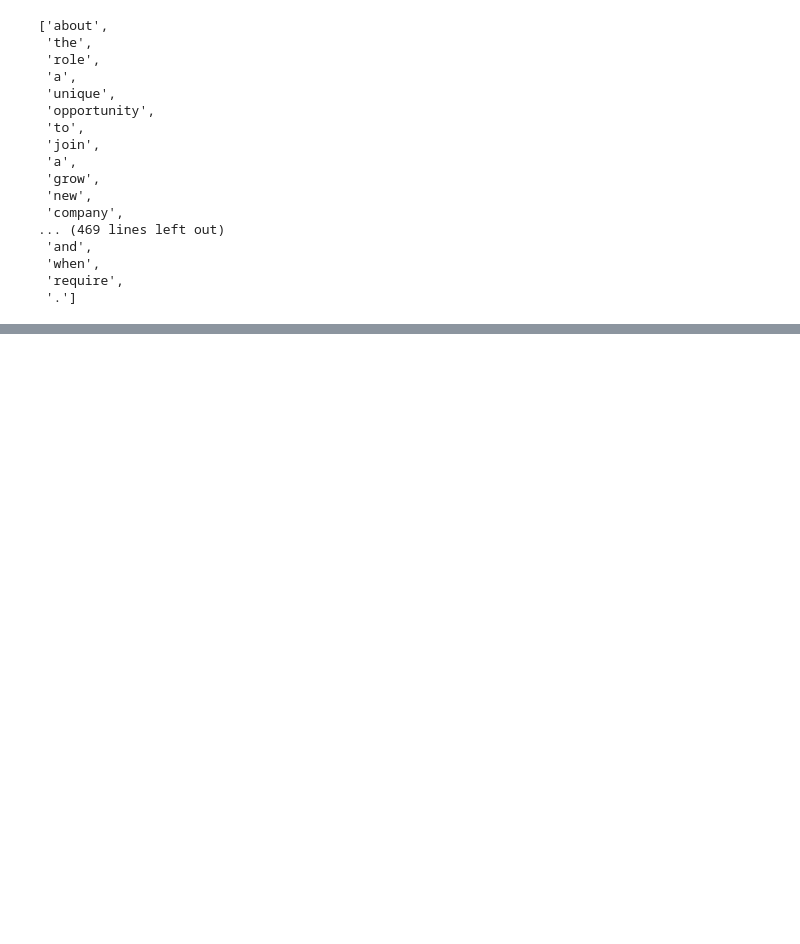
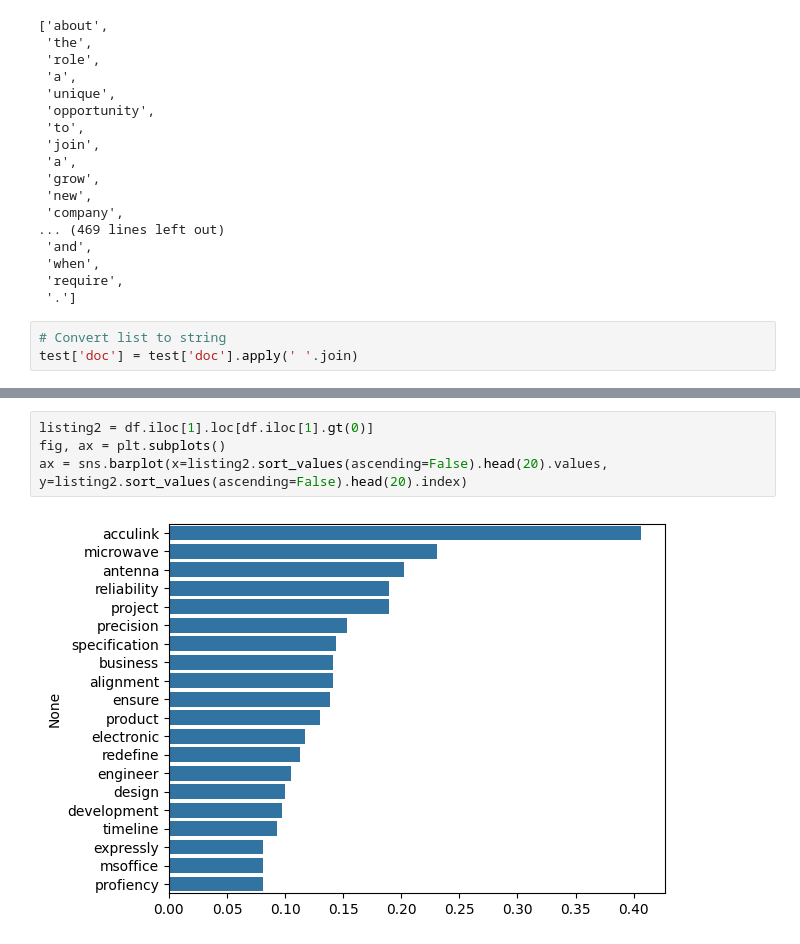
Before and after one commit to J1Walters/msc-project, a Jupyter notebook: notebooks/preprocessing.ipynb, the cells around one changed output, grey strips where cells are left out. Saved outputs shown, nothing was run; the diff lists cells and outputs as text; blank space fills up the shorter version.

```diff
--- a/notebooks/preprocessing.ipynb
+++ b/notebooks/preprocessing.ipynb
@@ -97,3 +104,6 @@ test['doc'].iloc[0]
  'when',
  'require',
  '.']
+# %%
+# Convert list to string
+test['doc'] = test['doc'].apply(' '.join)
@@ -99,0 +167,6 @@ test['doc'].iloc[0]
+# %%
+listing2 = df.iloc[1].loc[df.iloc[1].gt(0)]
+fig, ax = plt.subplots()
+ax = sns.barplot(x=listing2.sort_values(ascending=False).head(20).values, y=listing2.sort_values(ascending=False).head(20).index)
+# %% [output]
+[figure, added]
```
Also changed, not shown: parts of 18 cells of this notebook.
